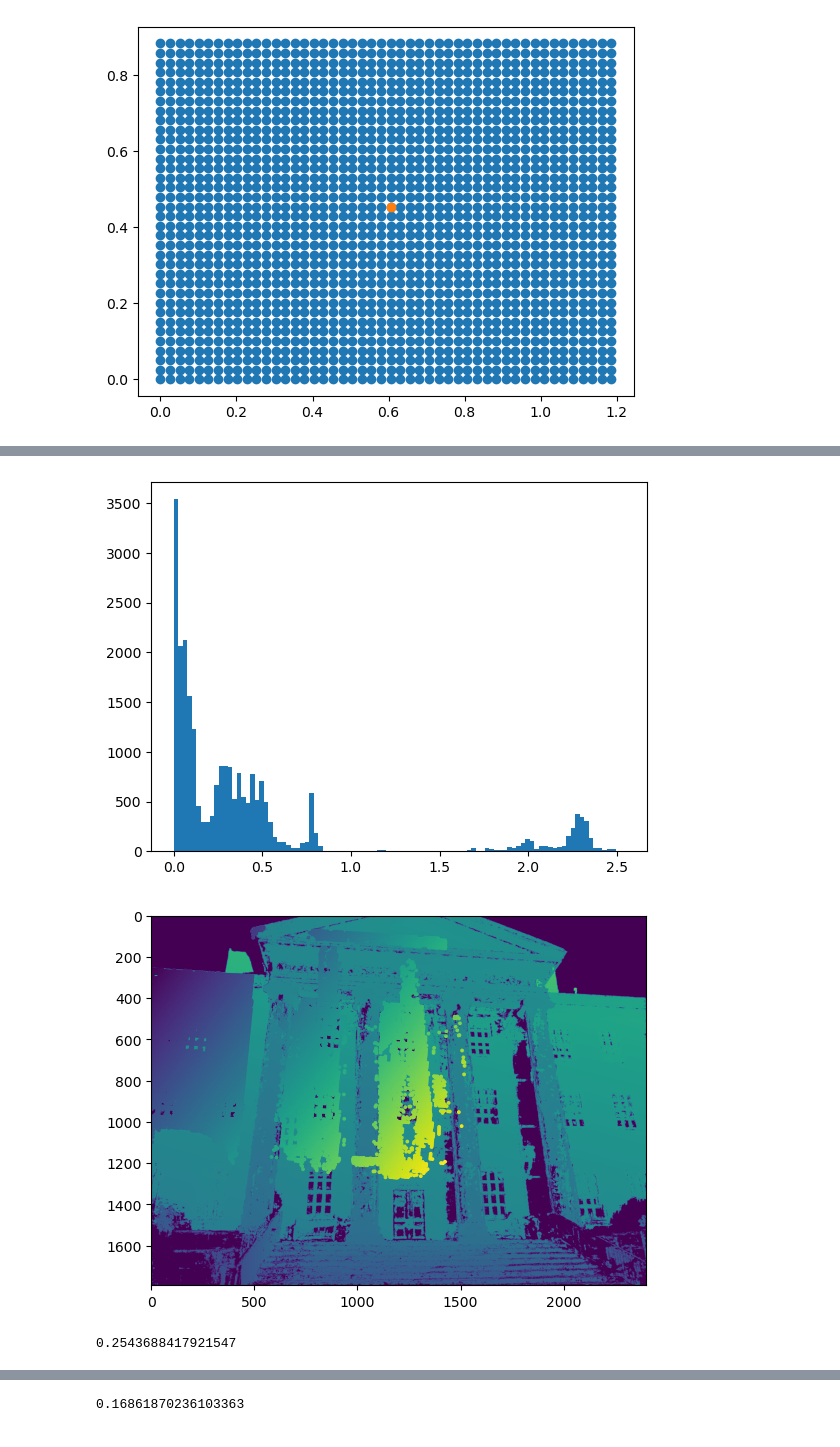
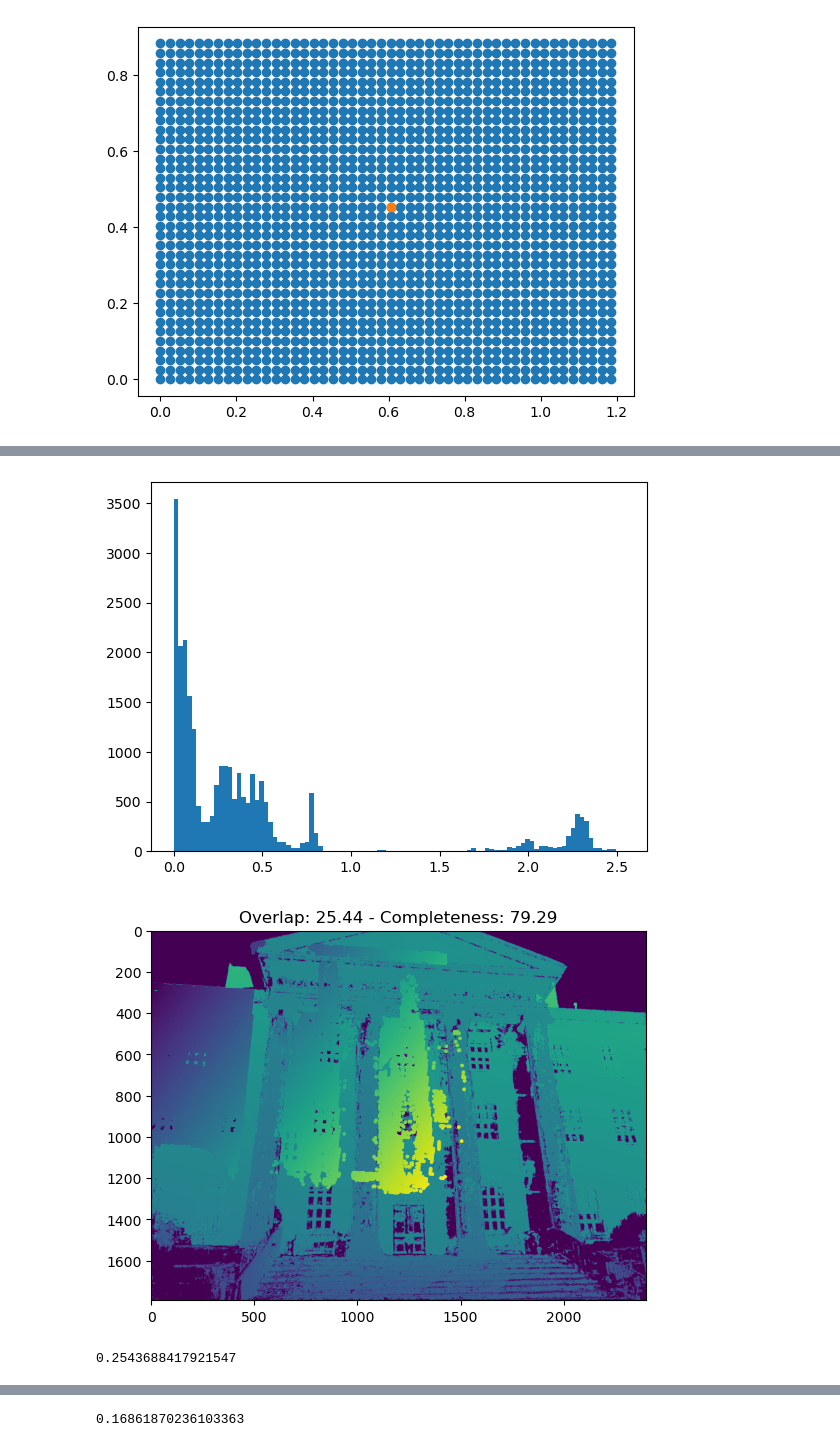
Before and after one commit to fyangch/RefinedMegaDepth, a Jupyter notebook: notebooks/overlap_score_demo.ipynb, the cells around one changed output, grey strips where cells are left out. Saved outputs shown, nothing was run; the diff lists cells and outputs as text; code cells hidden in the pictures.

Commit message:
Adjust paths and add sanity check for overlap.

```diff
--- a/notebooks/overlap_score_demo.ipynb
+++ b/notebooks/overlap_score_demo.ipynb
@@ -76,7 +76,7 @@ id_2 = 27
 Let us plot the corresponding images and depth maps
 # %%
 # output directory of the dense reconstruction pipeline
-dense_dir = os.path.join("..","..","MegaDepthData", "south-building", "dense", "0")
+dense_dir = os.path.join("..", "data", "03_dense_model", "south-building", "0")
 print(dense_dir)
 # key: camera ID, value: camera model and parameters
 camera_dict = read_cameras_binary(os.path.join(dense_dir, "sparse", "cameras.bin"))
@@ -252,35 +252,39 @@ def forwardproject(id_1,back2,down_sample=10):
 
     mask = filter_mask(homog_pixel_vector,camera_1.width,camera_1.height)
     homog_pixel_vector = homog_pixel_vector[:, mask]
 
     depth_1 = read_array(os.path.join(dense_dir, "stereo", "depth_maps", f"{name_1}.geometric.bin"))
 
     x,y = homog_pixel_vector[:2].astype(int)
     gt_depth = depth_1[y,x]
     plt.scatter(z2[mask],gt_depth,s=3,alpha=0.5)
     plt.show()
 
     depth_error = np.abs(gt_depth-z2[mask])
     plt.hist(depth_error,bins=100)
     plt.show()
 
+    completeness = np.count_nonzero(depth_1)*down_sample*down_sample/camera_1.width/camera_1.height
+
     inliner = depth_error<0.15
+    score = np.count_nonzero(inliner)*down_sample*down_sample/camera_1.width/camera_1.height
+
     plt.imshow(depth_1)
     plt.scatter(homog_pixel_vector[0,inliner],homog_pixel_vector[1,inliner],c=homog_pixel_vector[2,inliner],s=3)
+    plt.title(f"Overlap: {score*100:.2f} - Completeness: {completeness:.2f}")
     plt.show()
 
-    score = np.count_nonzero(inliner)*down_sample*down_sample/camera_1.width/camera_1.height
     print(score)
 
 back1 = backproject(id_1)
 back2 = backproject(id_2)
 forward1 = forwardproject(id_1,back2)
 forward2 = forwardproject(id_2,back1)
 # %% [output]
 [figure]
 [figure]
 [figure]
-[figure, old version]
+[figure, new version]
 0.2543688417921547
 [figure]
 [figure]
```
Also changed, not shown: parts of 4 cells of this notebook, 1 other file.
